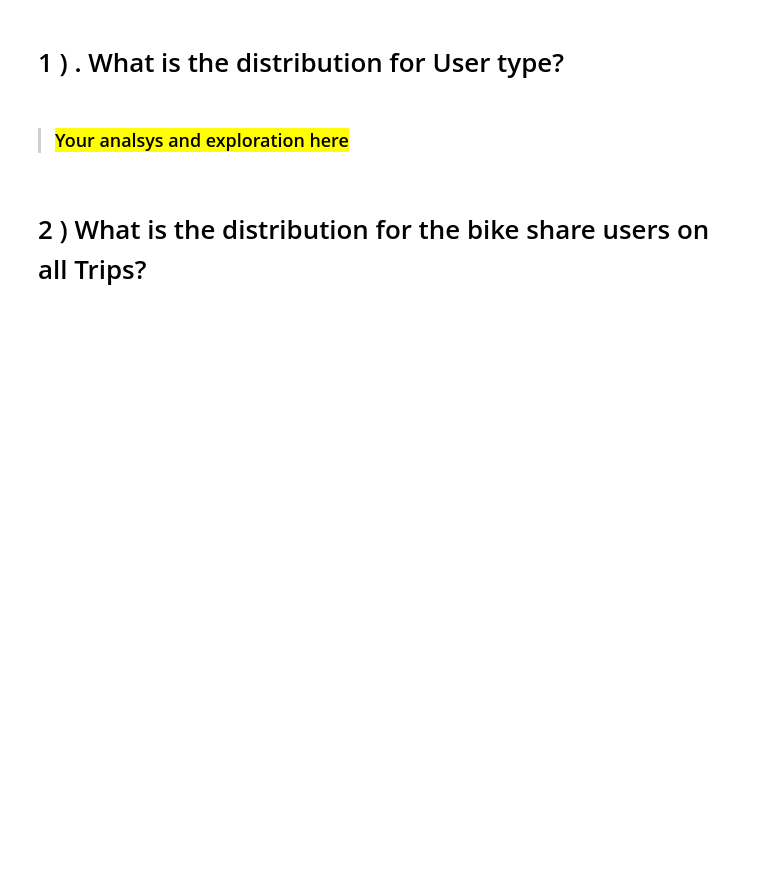
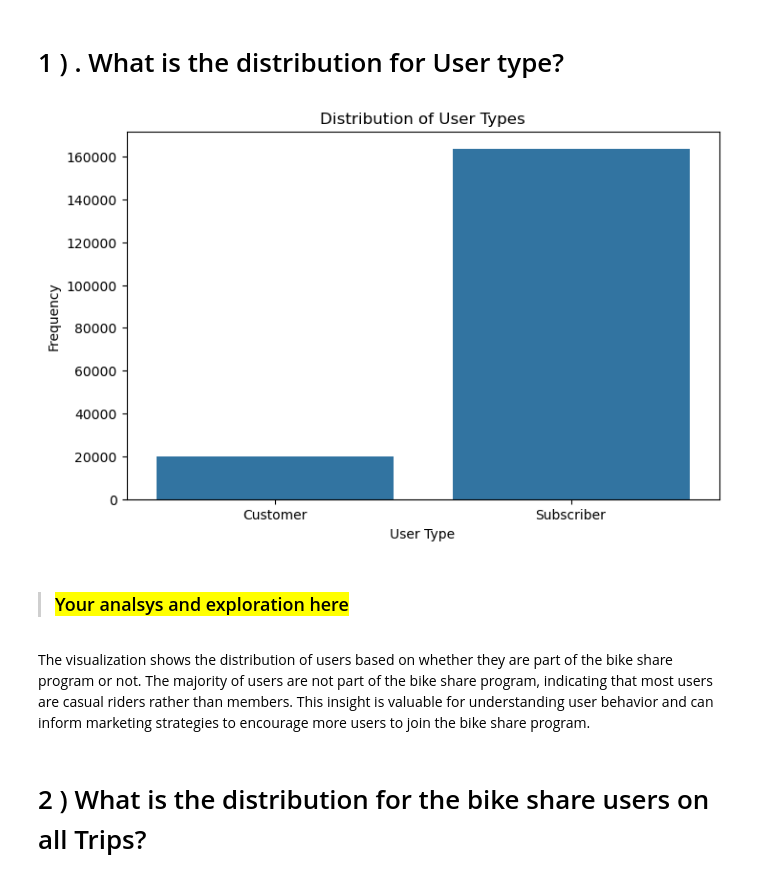
Before and after one commit to MrMazen101/DEPI_ML, a Jupyter notebook: Amit/data analysis/project/data science-Final-Project.ipynb, the cells around one changed output. Saved outputs shown, nothing was run; the diff lists cells and outputs as text; code cells hidden in the pictures; blank space fills up the shorter version.

```diff
--- a/Amit/data analysis/project/data science-Final-Project.ipynb
+++ b/Amit/data analysis/project/data science-Final-Project.ipynb
@@ -110,5 +110,6 @@ import seaborn as sb
 %matplotlib inline
 # %%
 # Load my dataset using pandas Dataframe
+df = pd.read_csv('fordgobike-tripdataFor201902.csv')
 # %%
 # here we make overview in high-level for data shape and composition
@@ -205,3 +334,6 @@ import seaborn as sb
 ###  To fix this issue You will fill these values with ........... for numeric and ......for categorical
 # %%
 # trying to fill missing values in my datset using for loop
+for col in df.columns:
+    if df[col].isnull().sum() > 0:
+        df[col].fillna(df[col].mode()[0], inplace=True)
@@ -216,3 +376,5 @@ import seaborn as sb
 # %%
 # fill  dataset with missing values.
+
+df['member_gender'].fillna(df['member_gender'].mode()[0], inplace=True)
 # %%
@@ -268,3 +501,5 @@ import seaborn as sb
 ## another important factor to offer  marketing services is the trip duration time
 
 ## need to change the time from second to minute to be more usable
+df['duration_min'] = df['duration_sec'] / 60
+df.head(15)
@@ -288,17 +562,26 @@ and prepare yourself to look at relationships between variables.
 # %%
 ## I will import seaborn library to support me in making visualizations
 
 import seaborn as sns
-# plt.figure(figsize = (10,5), dpi = 200)
+import matplotlib.pyplot as plt
 
-# plot = sns.countplot(data=gbf, x='bike_share_for_all_trip')
+plt.figure(figsize=(8, 5))
+base_color = sns.color_palette()[0]
 
-# plt.xlabel('User distribution')
-# plt.ylabel('Frequency')
-# plt.title("Represent the user's distribution depending on being a part of the Trips Program")
+sns.countplot(data=df, x='user_type', color=base_color)
 
-# plt.show()
+plt.xlabel('User Type')
+plt.ylabel('Frequency')
+plt.title("Distribution of User Types")
+plt.show()
+
+#
+# %% [output]
+[figure, added]
 # %% [markdown]
 > ### <mark>Your analsys and exploration here </mark>
+# %% [markdown]
+
+The visualization shows the distribution of users based on whether they are part of the bike share program or not. The majority of users are not part of the bike share program, indicating that most users are casual riders rather than members. This insight is valuable for understanding user behavior and can inform marketing strategies to encourage more users to join the bike share program.
 # %% [markdown]
 # <a id="2"> 2 ) What is the distribution for the bike share users on all Trips?</a>
```
Also changed, not shown: parts of 34 cells of this notebook, 2 other files.
